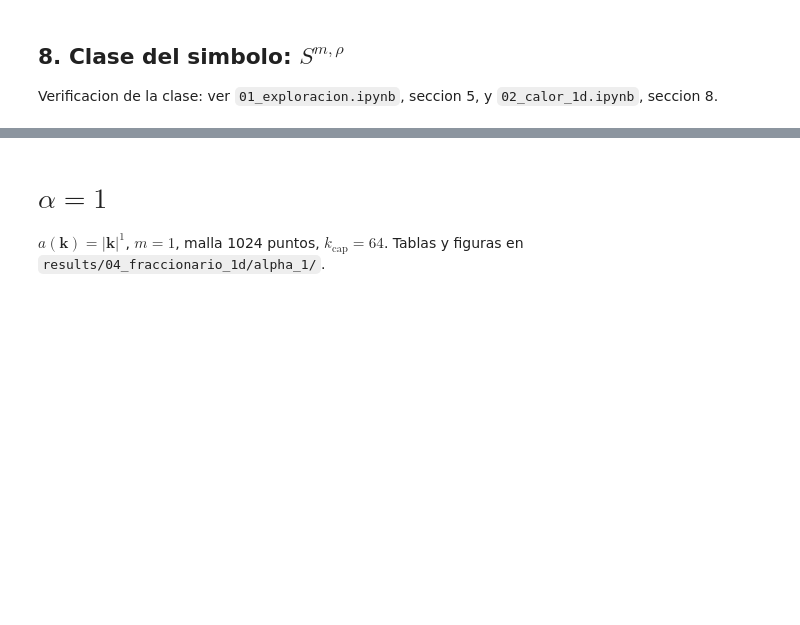
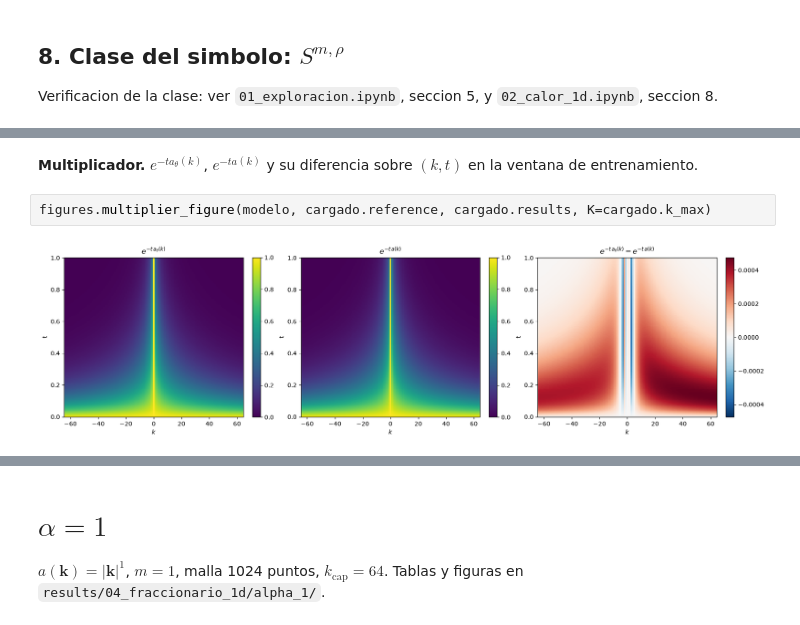
Before and after one commit to luencaro/parabolic-symbol-neural-operator, a Jupyter notebook: notebooks/04_fraccionario_1d.ipynb, the cells around one changed output, grey strips where cells are left out. Cells and saved outputs as stored; diff of their text form; blank space fills up the shorter version.

```diff
--- a/notebooks/04_fraccionario_1d.ipynb
+++ b/notebooks/04_fraccionario_1d.ipynb
@@ -260,0 +290,6 @@ pendiente = nan significa Delta^alpha a = 0 en la ventana, asi que C_alpha = 0 b
+# %% [markdown]
+**Multiplicador.** $e^{-t a_\theta(k)}$, $e^{-t a(k)}$ y su diferencia sobre $(k,t)$ en la ventana de entrenamiento.
+# %%
+figures.multiplier_figure(modelo, cargado.reference, cargado.results, K=cargado.k_max)
+# %% [output]
+[figure, added]
```
Also changed, not shown: parts of 54 cells of this notebook, 2 other files.
